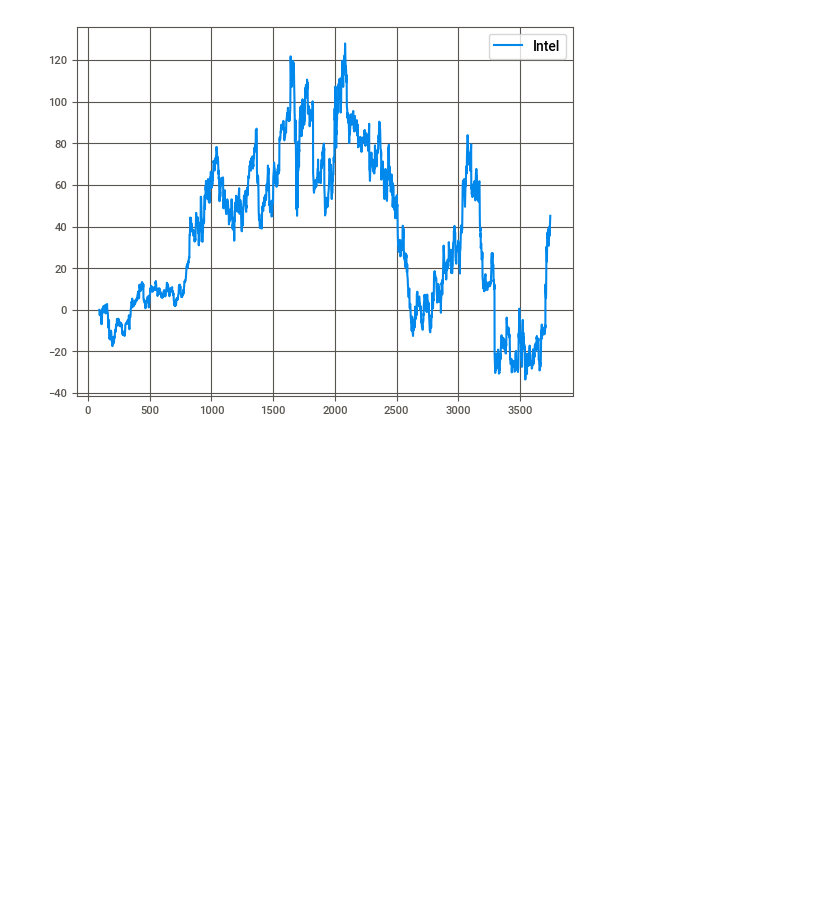
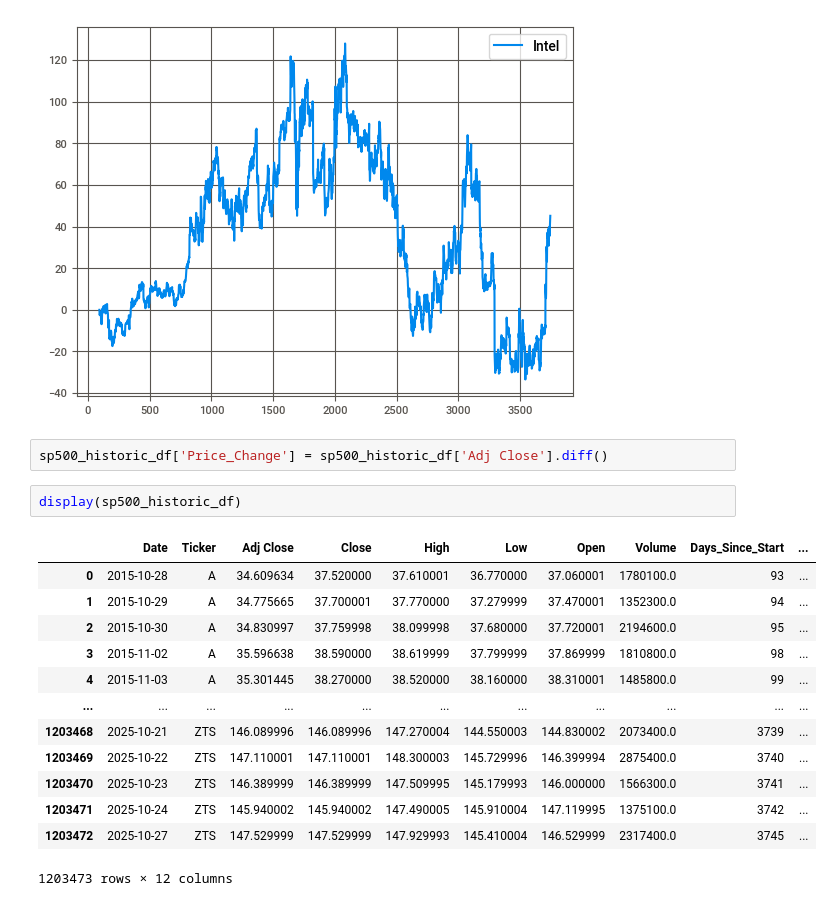
Before and after one commit to pham156/Stock_Predict_Social_Media, a Jupyter notebook: notebooks/eda.ipynb, the cells around one changed output. Drawn from its saved outputs; the diff is of its cells as text; blank space fills up the shorter version.

```diff
--- a/notebooks/eda.ipynb
+++ b/notebooks/eda.ipynb
@@ -276,3 +276,21 @@ plt.grid()
 plt.show()
 # %% [output]
 [figure]
+# %%
+sp500_historic_df['Price_Change'] = sp500_historic_df['Adj Close'].diff()
+# %%
+display(sp500_historic_df)
+# %% [output]
+|  | Date | Ticker | Adj Close | Close | High | Low | Open | Volume | Days_Since_Start | ... |
+| 0 | 2015-10-28 | A | 34.609634 | 37.520000 | 37.610001 | 36.770000 | 37.060001 | 1780100.0 | 93 | ... |
+| 1 | 2015-10-29 | A | 34.775665 | 37.700001 | 37.770000 | 37.279999 | 37.470001 | 1352300.0 | 94 | ... |
+| 2 | 2015-10-30 | A | 34.830997 | 37.759998 | 38.099998 | 37.680000 | 37.720001 | 2194600.0 | 95 | ... |
+| 3 | 2015-11-02 | A | 35.596638 | 38.590000 | 38.619999 | 37.799999 | 37.869999 | 1810800.0 | 98 | ... |
+| 4 | 2015-11-03 | A | 35.301445 | 38.270000 | 38.520000 | 38.160000 | 38.310001 | 1485800.0 | 99 | ... |
+| ... | ... | ... | ... | ... | ... | ... | ... | ... | ... | ... |
+| 1203468 | 2025-10-21 | ZTS | 146.089996 | 146.089996 | 147.270004 | 144.550003 | 144.830002 | 2073400.0 | 3739 | ... |
+| 1203469 | 2025-10-22 | ZTS | 147.110001 | 147.110001 | 148.300003 | 145.729996 | 146.399994 | 2875400.0 | 3740 | ... |
+| 1203470 | 2025-10-23 | ZTS | 146.389999 | 146.389999 | 147.509995 | 145.179993 | 146.000000 | 1566300.0 | 3741 | ... |
+| 1203471 | 2025-10-24 | ZTS | 145.940002 | 145.940002 | 147.490005 | 145.910004 | 147.119995 | 1375100.0 | 3742 | ... |
+| 1203472 | 2025-10-27 | ZTS | 147.529999 | 147.529999 | 147.929993 | 145.410004 | 146.529999 | 2317400.0 | 3745 | ... |
+1203473 rows × 12 columns
```
Also changed, not shown: parts of 3 cells of this notebook.
